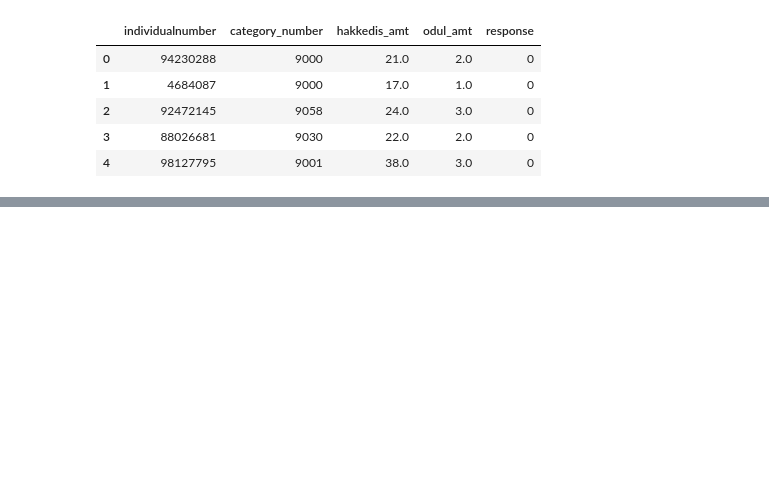
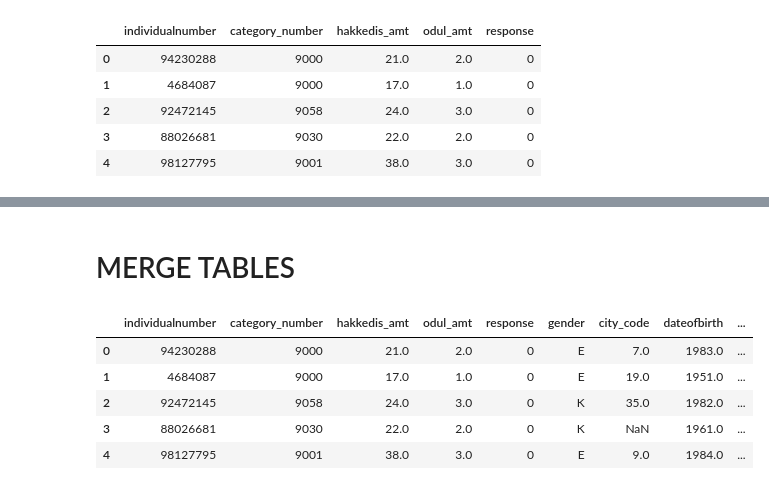
Before and after one commit to ata-turhan/Kaggle-Blueprints-Time-Series, a Jupyter notebook: Migros.ipynb, the cells around one changed output, grey strips where cells are left out. Drawn from its saved outputs; the diff is of its cells as text; code cells hidden in the pictures; blank space fills up the shorter version.

```diff
--- a/Migros.ipynb
+++ b/Migros.ipynb
@@ -457,0 +186,23 @@ test_customer_customeraccount_genelkategoriler_productgroups_transactionheader_t
+# %% [markdown]
+# MERGE TABLES
+# %%
+%%notify
+
+train_customer = pd.merge(train.drop_duplicates(subset=['individualnumber']), customer, how="left")
+train_customer_customeraccount = pd.merge(train_customer.drop_duplicates(subset=['individualnumber']), customeraccount, how="left")
+train_customer_customeraccount_genelkategoriler =  pd.merge(train_customer_customeraccount.drop_duplicates(subset=['individualnumber']), genel_kategoriler, how="left")
+train_customer_customeraccount_genelkategoriler_productgroups =  pd.merge(train_customer_customeraccount_genelkategoriler.drop_duplicates(subset=['individualnumber']), product_groups, how="left")
+train_customer_customeraccount_genelkategoriler_productgroups_transactionheader =  pd.merge(train_customer_customeraccount_genelkategoriler_productgroups.drop_duplicates(subset=['individualnumber']), transaction_header, how="left")
+train_customer_customeraccount_genelkategoriler_productgroups_transactionheader_transactionsale =  pd.merge(train_customer_customeraccount_genelkategoriler_productgroups_transactionheader.drop_duplicates(subset=['individualnumber']), transaction_sale, how="left")
+
+train_customer_customeraccount_genelkategoriler_productgroups_transactionheader_transactionsale.drop("date_of_transaction", axis=1, inplace=True)
+train_customer_customeraccount_genelkategoriler_productgroups_transactionheader_transactionsale = train_customer_customeraccount_genelkategoriler_productgroups_transactionheader_transactionsale.drop_duplicates(subset=['individualnumber'])
+
+train_customer_customeraccount_genelkategoriler_productgroups_transactionheader_transactionsale.head()
+# %% [output]
+|  | individualnumber | category_number | hakkedis_amt | odul_amt | response | gender | city_code | dateofbirth | ... |
+| 0 | 94230288 | 9000 | 21.0 | 2.0 | 0 | E | 7.0 | 1983.0 | ... |
+| 1 | 4684087 | 9000 | 17.0 | 1.0 | 0 | E | 19.0 | 1951.0 | ... |
+| 2 | 92472145 | 9058 | 24.0 | 3.0 | 0 | K | 35.0 | 1982.0 | ... |
+| 3 | 88026681 | 9030 | 22.0 | 2.0 | 0 | K | NaN | 1961.0 | ... |
+| 4 | 98127795 | 9001 | 38.0 | 3.0 | 0 | E | 9.0 | 1984.0 | ... |
```
Also changed, not shown: parts of 53 cells of this notebook.
